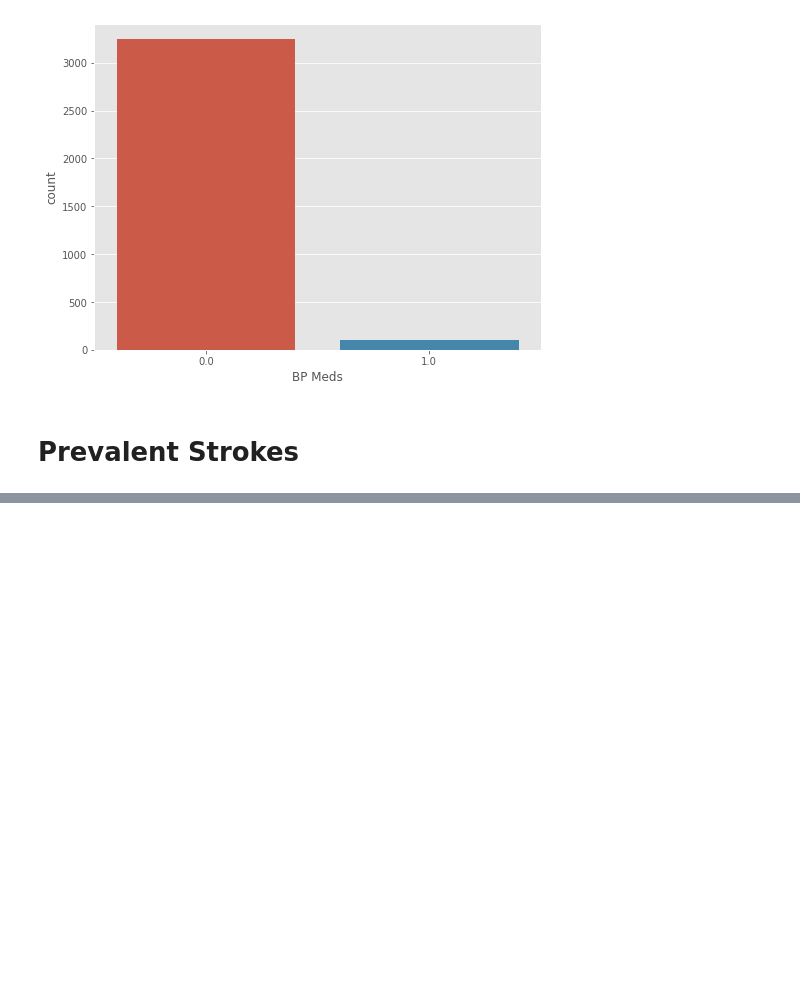
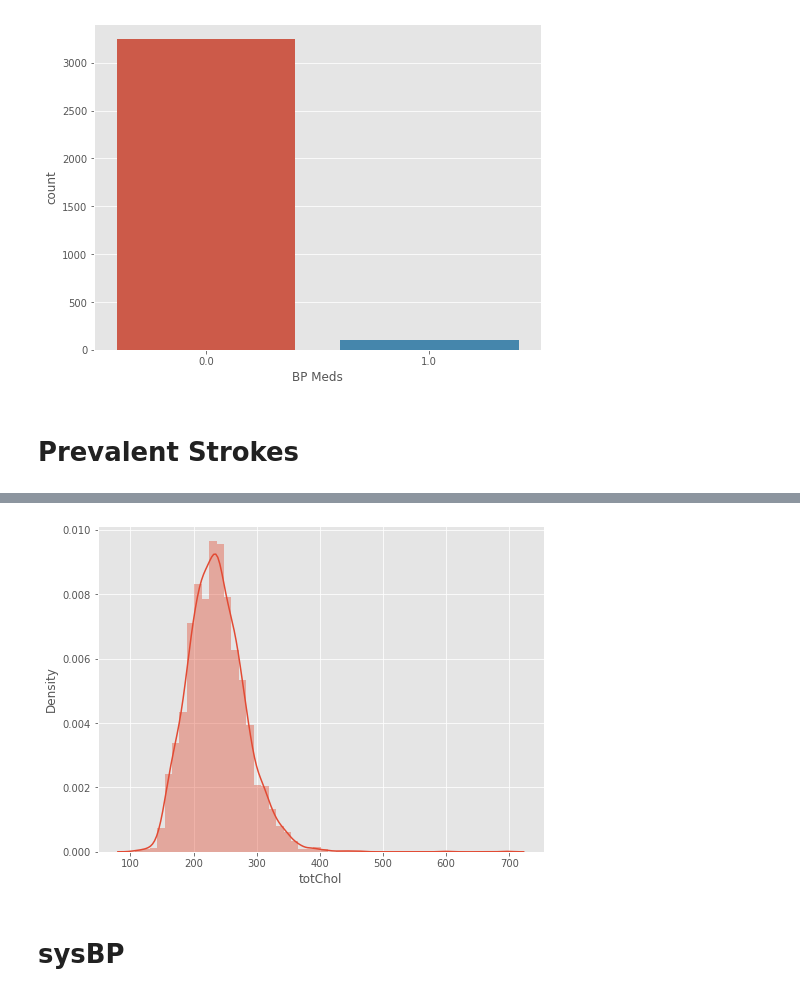
Before and after one commit to Vishwaschole/Cardiovascular-Risk-Prediction, a Jupyter notebook: cardiovascular_Almabetter.ipynb, the cells around one changed output, grey strips where cells are left out. Drawn from its saved outputs; the diff is of its cells as text; code cells hidden in the pictures; blank space fills up the shorter version.

```diff
--- a/cardiovascular_Almabetter.ipynb
+++ b/cardiovascular_Almabetter.ipynb
@@ -237,0 +274,8 @@ plt.show()
+# %%
+sns.distplot(df_copy.totChol )
+plt.xlabel("totChol")
+plt.show()
+# %% [output]
+[figure, added]
+# %% [markdown]
+# **sysBP**
```
Also changed, not shown: parts of 37 cells of this notebook.
